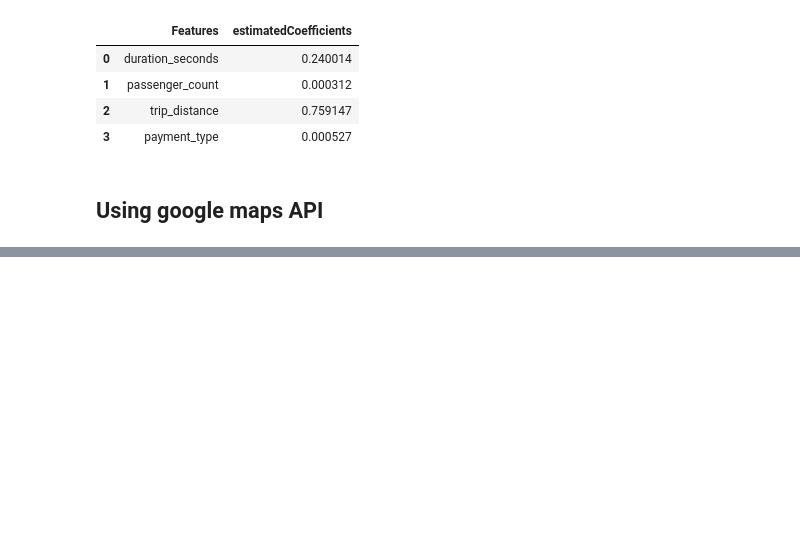
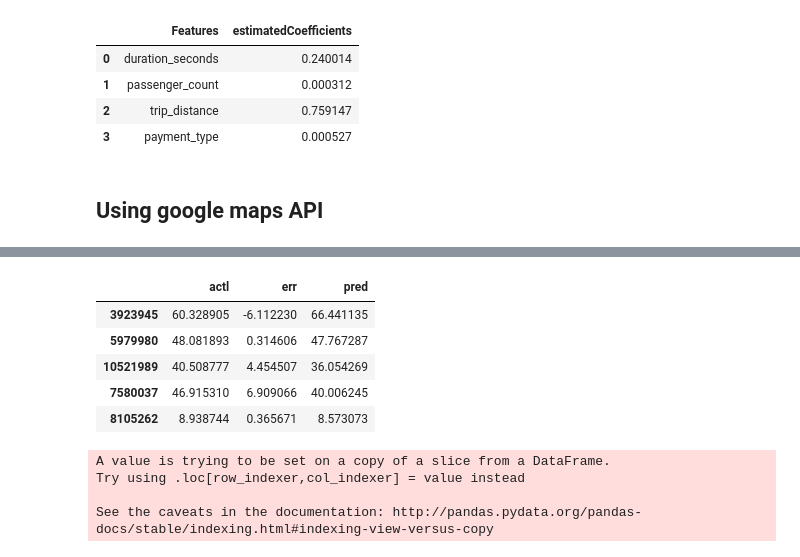
Before and after one commit to Sitorias/TaxiPrediction, a Jupyter notebook: Task 2 - Predicting Taxi Ride Prices - Leo.ipynb, the cells around one changed output, grey strips where cells are left out. Cells and saved outputs as stored; diff of their text form; code cells hidden in the pictures; blank space fills up the shorter version.

```diff
--- a/Task 2 - Predicting Taxi Ride Prices - Leo.ipynb
+++ b/Task 2 - Predicting Taxi Ride Prices - Leo.ipynb
@@ -740,0 +867,4 @@ figRoutes
+# %%
+#2.5 were subtracted from fare amount (inital charge)
+ratecode4set["inCityFare"] = ratecode4set.apply(lambda x: x.inCityPercentage*(x.fare_amount-2.5),axis=1)
+ratecode4set["outCityFare"] = ratecode4set.apply(lambda x: (1-x.inCityPercentage)*(x.fare_amount-2.5),axis=1)
@@ -740,0 +886,3 @@ figRoutes
+# %%
+mixedTrips = ratecode4set[ratecode4set.Bridge.notnull()] # trips that used a bridge -> entered/left manhattan
+np.shape(mixedTrips)
@@ -740,0 +901,15 @@ figRoutes
+# %%
+#train models for the in city and out of city parts
+rfr_mixed_inner = RandomForestRegressor(random_state=1337)
+rfr_mixed_outer = RandomForestRegressor(random_state=1338)
+
+#split in train and test
+mixed_trips_train, mixed_trips_test = train_test_split(mixedTrips,test_size=0.2, random_state=1337)
+
+#chose features
+mixed_inner_train = mixed_trips_train[["passenger_count","in_city_distance","payment_type"]]
+mixed_outer_train = mixed_trips_train[["passenger_count", "out_of_city_distance","payment_type"]]
+
+#fit the models
+rfr_mixed_inner.fit(mixed_inner_train,mixed_trips_train[["inCityFare"]].values.ravel())
+rfr_mixed_outer.fit(mixed_outer_train,mixed_trips_train[["outCityFare"]].values.ravel())
@@ -740,0 +943,17 @@ figRoutes
+# %%
+pd.DataFrame({"actl":mixed_trips_test.outCityFare,"pred":rfr_mixed_outer_pred,"err":err.outCityFare}).head()
+# %% [output]
+|  | actl | err | pred |
+| 3923945 | 60.328905 | -6.112230 | 66.441135 |
+| 5979980 | 48.081893 | 0.314606 | 47.767287 |
+| 10521989 | 40.508777 | 4.454507 | 36.054269 |
+| 7580037 | 46.915310 | 6.909066 | 40.006245 |
+| 8105262 | 8.938744 | 0.365671 | 8.573073 |
+# %%
+#combine the results
+mixed_trips_test["total_prediction"]=rfr_mixed_inner_pred+rfr_mixed_outer_pred
+# %% [output]
+A value is trying to be set on a copy of a slice from a DataFrame.
+Try using .loc[row_indexer,col_indexer] = value instead
+
+See the caveats in the documentation: http://pandas.pydata.org/pandas-docs/stable/indexing.html#indexing-view-versus-copy
```
Also changed, not shown: parts of 50 cells of this notebook.
